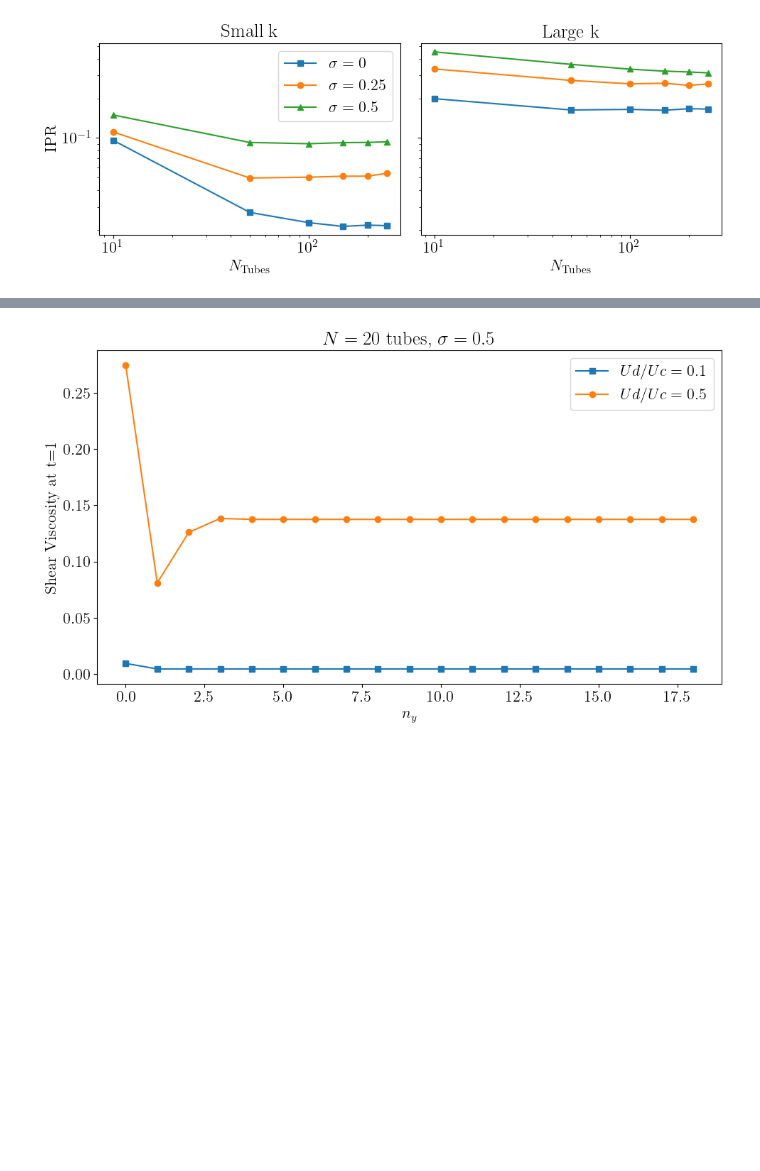
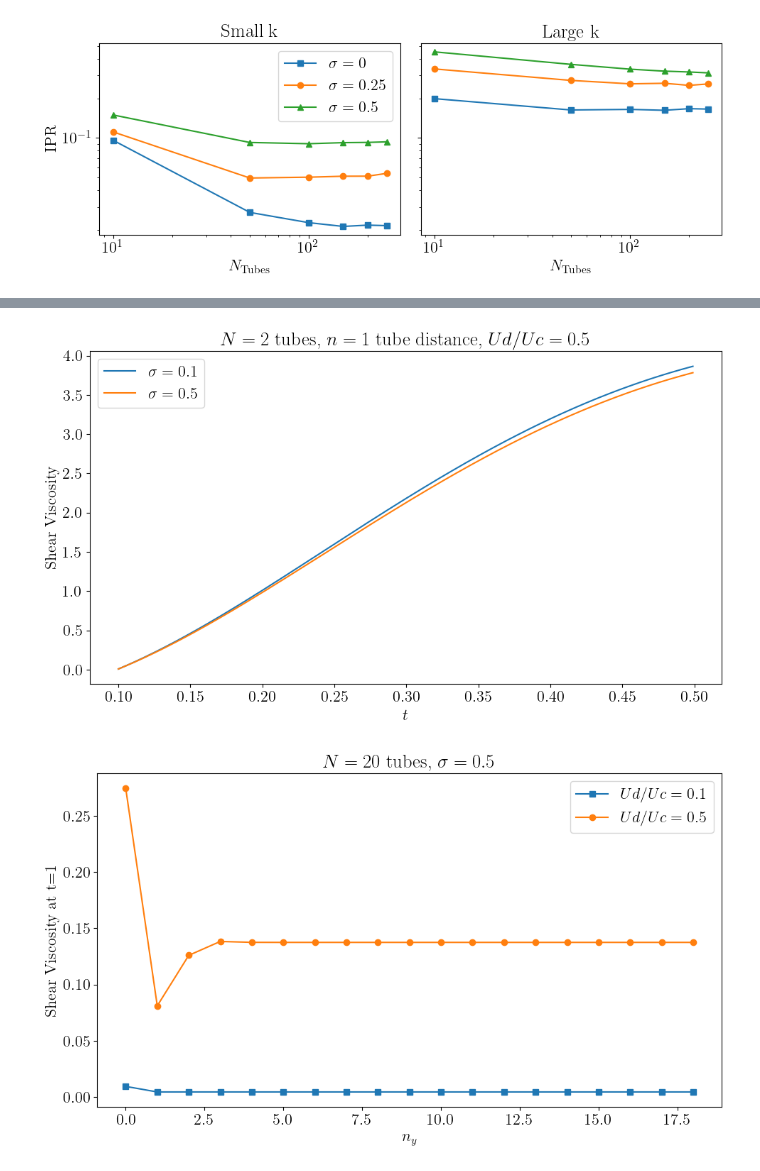
Before and after one commit to ofeypolv/dipbec, a Jupyter notebook: runs.ipynb, the cells around one changed output, grey strips where cells are left out. Drawn from its saved outputs; the diff is of its cells as text; code cells hidden in the pictures; blank space fills up the shorter version.

```diff
--- a/runs.ipynb
+++ b/runs.ipynb
@@ -799,16 +799,18 @@ for t in tqdm(tdar):
 # %%
 plt.figure(figsize=(10,6))
 plt.xlabel(r"$t$")
 plt.ylabel(r"Shear Viscosity")
-plt.plot(tdar, viscs_t, label=r'$\sigma = {}$'.format(sigma_s),  marker='s')
-plt.plot(tdar, viscl_t, label=r'$\sigma = {}$'.format(sigma_l), marker='o')
+plt.plot(tdar, viscs_t, label=r'$\sigma = {}$'.format(sigma_s))
+plt.plot(tdar, viscl_t, label=r'$\sigma = {}$'.format(sigma_l))
 plt.legend(loc='best')
 plt.title(r"$N = {}$ tubes, $n = {}$ tube distance, $Ud/Uc = {}$".format(Ntubes,ny, Ud))
 
 plt.tight_layout()
 plt.savefig(os.path.join(fpath, r'visc_vs_t_2sigma.pdf'), format='pdf', bbox_inches='tight') # uncomment to save the figure
 
 plt.show()
+# %% [output]
+[figure, added]
 # %%
 # viscosity vs ny for a fixed Ud/Uc, Ntubes, sigma, t=1
 
```
Also changed, not shown: parts of 7 cells of this notebook, 4 other files.
